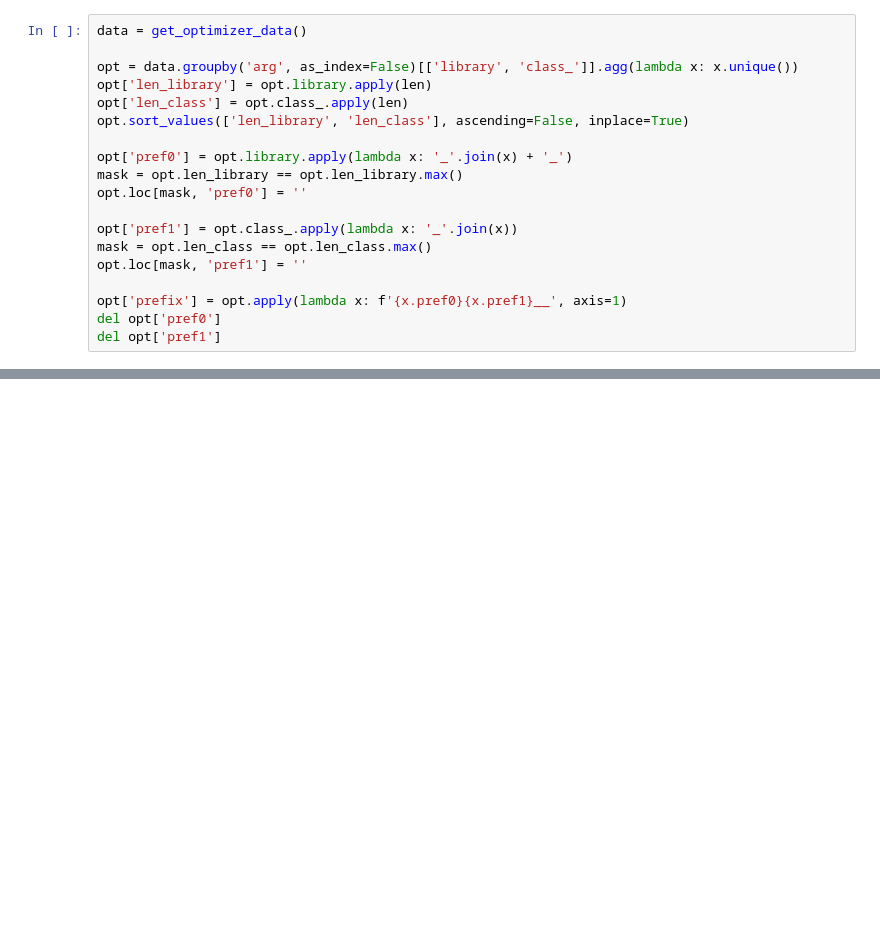
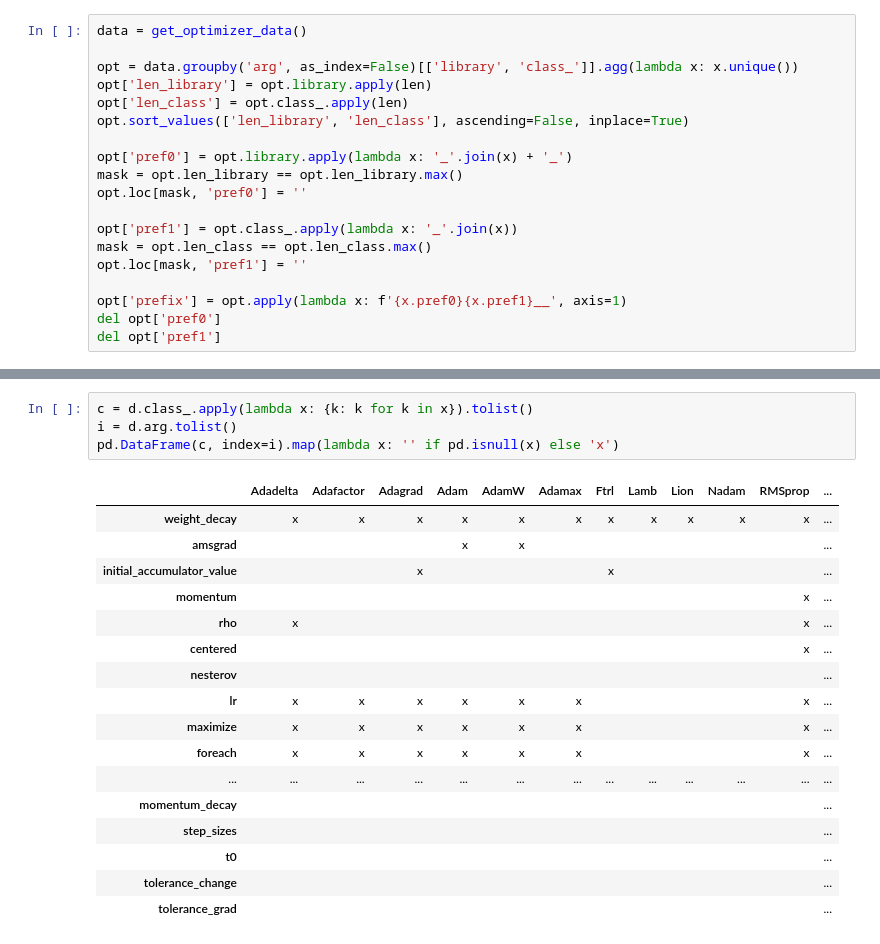
Before and after one commit to theNewFlesh/flatiron, a Jupyter notebook: notebooks/generate-config.ipynb, the cells around one changed output, grey strips where cells are left out. Saved outputs shown, nothing was run; the diff lists cells and outputs as text; blank space fills up the shorter version.

```diff
--- a/notebooks/generate-config.ipynb
+++ b/notebooks/generate-config.ipynb
@@ -167,0 +381,22 @@ d
+# %%
+c = d.class_.apply(lambda x: {k: k for k in x}).tolist()
+i = d.arg.tolist()
+pd.DataFrame(c, index=i).map(lambda x: '' if pd.isnull(x) else 'x')
+# %% [output]
+|  | Adadelta | Adafactor | Adagrad | Adam | AdamW | Adamax | Ftrl | Lamb | Lion | Nadam | RMSprop | ... |
+| weight_decay | x | x | x | x | x | x | x | x | x | x | x | ... |
+| amsgrad |  |  |  | x | x |  |  |  |  |  |  | ... |
+| initial_accumulator_value |  |  | x |  |  |  | x |  |  |  |  | ... |
+| momentum |  |  |  |  |  |  |  |  |  |  | x | ... |
+| rho | x |  |  |  |  |  |  |  |  |  | x | ... |
+| centered |  |  |  |  |  |  |  |  |  |  | x | ... |
+| nesterov |  |  |  |  |  |  |  |  |  |  |  | ... |
+| lr | x | x | x | x | x | x |  |  |  |  | x | ... |
+| maximize | x | x | x | x | x | x |  |  |  |  | x | ... |
+| foreach | x | x | x | x | x | x |  |  |  |  | x | ... |
+| ... | ... | ... | ... | ... | ... | ... | ... | ... | ... | ... | ... | ... |
+| momentum_decay |  |  |  |  |  |  |  |  |  |  |  | ... |
+| step_sizes |  |  |  |  |  |  |  |  |  |  |  | ... |
+| t0 |  |  |  |  |  |  |  |  |  |  |  | ... |
+| tolerance_change |  |  |  |  |  |  |  |  |  |  |  | ... |
+| tolerance_grad |  |  |  |  |  |  |  |  |  |  |  | ... |
```
Also changed, not shown: parts of 9 cells of this notebook, 1 other file.
